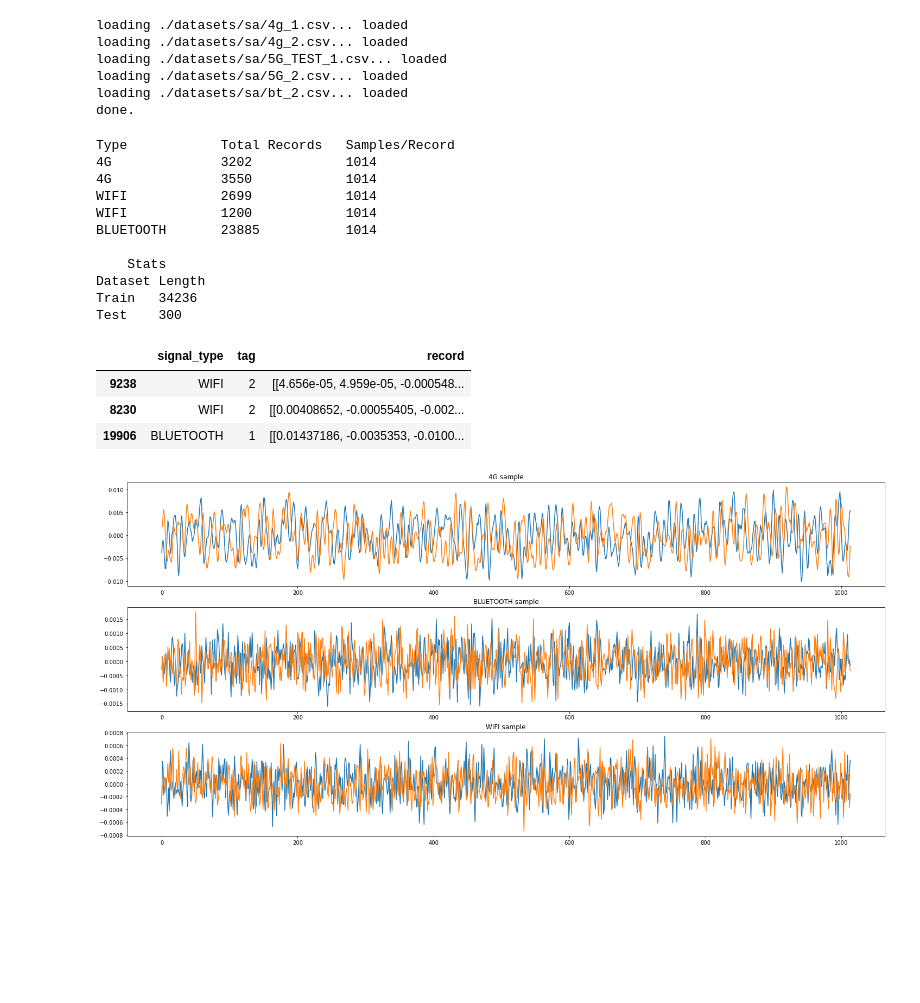
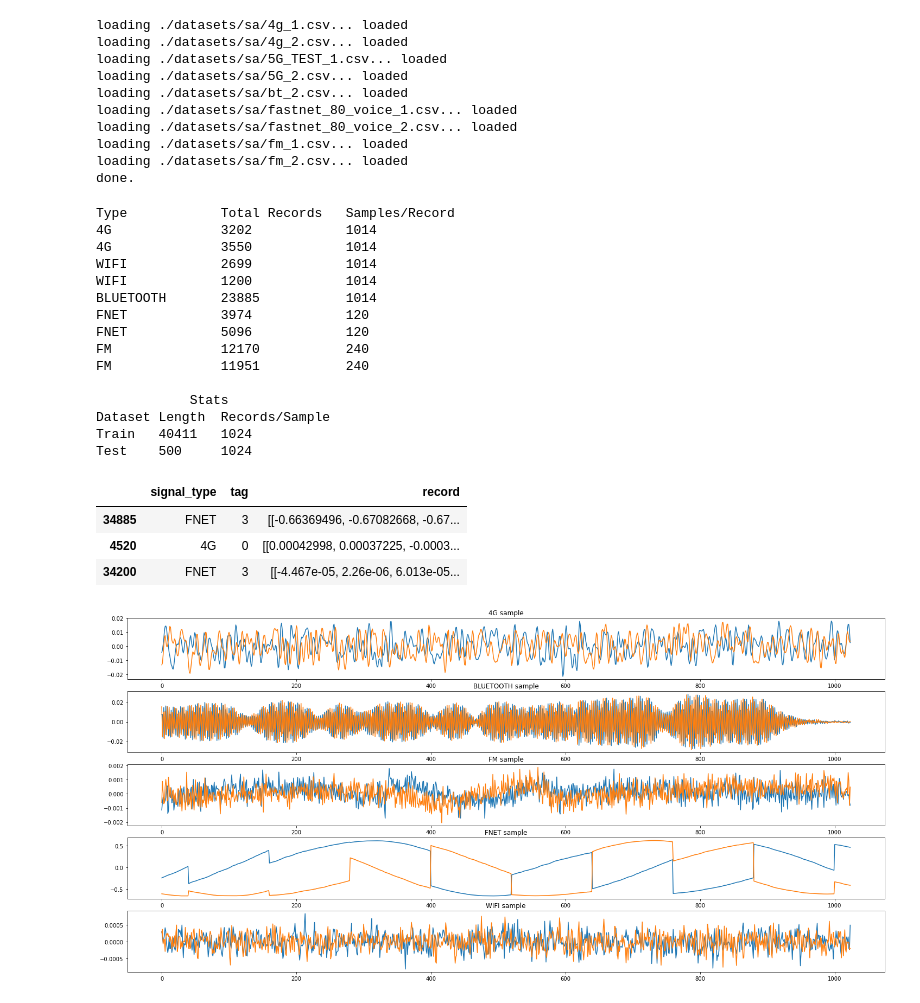
Before and after one commit to yakisoap-bar/internship-stuff, a Jupyter notebook: SA_resnet.ipynb, the cells around one changed output. Saved outputs shown, nothing was run; the diff lists cells and outputs as text; code cells hidden in the pictures; blank space fills up the shorter version.

Commit message:
add fastnet, fm to training

```diff
--- a/SA_resnet.ipynb
+++ b/SA_resnet.ipynb
@@ -32,8 +29,8 @@ GPU present
 # params for dataset loading
 # IMPT: remember to change ds_order (dataset order) accordingly
 store_path = './datasets/sa/'
-dataset_paths = ['4g_1.csv', '4g_2.csv', '5G_TEST_1.csv', '5G_2.csv', 'bt_2.csv']
-ds_order = ['4G', '4G', 'WIFI', 'WIFI', 'BLUETOOTH']
+dataset_paths = ['4g_1.csv', '4g_2.csv', '5G_TEST_1.csv', '5G_2.csv', 'bt_2.csv', 'fastnet_80_voice_1.csv','fastnet_80_voice_2.csv', 'fm_1.csv', 'fm_2.csv']
+ds_order = ['4G', '4G', 'WIFI', 'WIFI', 'BLUETOOTH', 'FNET', 'FNET', 'FM', 'FM']
 signal_tags = {k : i for i, k in enumerate(np.unique(sorted([s.upper() for s in ds_order])))}
 
 # do consistency checks
@@ -74,6 +71,10 @@ loading ./datasets/sa/4g_2.csv... loaded
 loading ./datasets/sa/5G_TEST_1.csv... loaded
 loading ./datasets/sa/5G_2.csv... loaded
 loading ./datasets/sa/bt_2.csv... loaded
+loading ./datasets/sa/fastnet_80_voice_1.csv... loaded
+loading ./datasets/sa/fastnet_80_voice_2.csv... loaded
+loading ./datasets/sa/fm_1.csv... loaded
+loading ./datasets/sa/fm_2.csv... loaded
 done.
 # %%
 # split dataset(s) into records, extract test dataset
@@ -81,19 +82,21 @@ train = []
 
 # number of test records to extract
 ntest = 100
+rlength = 1024
 
 print(f'Type\t\tTotal Records\tSamples/Record')
 for i in range(len(datasets)):
     nrecords = specs[i].loc['NumberRecords']['info']
     nsamples = specs[i].loc['NumberSamples']['info']
+    ds_length = datasets[i].shape[0]
 
     # sanity check
     print(f'{ds_order[i]:<13}\t{nrecords:<7}\t\t{nsamples:<7}')
 
     # loop through dataset to split
-    for j in range(nrecords):
+    for j in range(ds_length // rlength):
         # extract sample length worth of samples for each record, then transpose for easier access later
-        record = datasets[i].iloc[(nsamples * j):(nsamples * (j+1))].values.T
+        record = datasets[i].iloc[(rlength * j):(rlength * (j+1))].values.T
 
         # add processed record to list
         train.append([ds_order[i], signal_tags[ds_order[i]], record])
@@ -104,10 +107,10 @@ df_test = df_train.groupby('signal_type', group_keys=False).apply(lambda df: df.
 df_train = df_train.drop(df_test.index)
 
 # print dataset statistics
-print(f'\n{"Stats":^13}')
-print(f'Dataset\tLength')
-print(f'Train\t{df_train.shape[0]:<5}')
-print(f'Test\t{df_test.shape[0]:<5}')
+print(f'\n{"Stats":^30}')
+print(f'Dataset\tLength\tRecords/Sample')
+print(f'Train\t{df_train.shape[0]:<5}\t{df_train["record"].iloc[0].shape[1]}')
+print(f'Test\t{df_test.shape[0]:<5}\t{df_train["record"].iloc[0].shape[1]}')
 # %% [output]
 Type            Total Records   Samples/Record
 4G              3202            1014
@@ -115,35 +118,39 @@ Type            Total Records   Samples/Record
 WIFI            2699            1014
 WIFI            1200            1014
 BLUETOOTH       23885           1014
+FNET            3974            120
+FNET            5096            120
+FM              12170           240
+FM              11951           240
 
-    Stats
-Dataset Length
-Train   34236
-Test    300
+            Stats
+Dataset Length  Records/Sample
+Train   40411   1024
+Test    500     1024
 # %%
 df_test.head(3)
 # %% [output]
 |  | signal_type | tag | record |
-| 9238 | WIFI | 2 | [[4.656e-05, 4.959e-05, -0.000548... |
-| 8230 | WIFI | 2 | [[0.00408652, -0.00055405, -0.002... |
-| 19906 | BLUETOOTH | 1 | [[0.01437186, -0.0035353, -0.0100... |
+| 34885 | FNET | 3 | [[-0.66369496, -0.67082668, -0.67... |
+| 4520 | 4G | 0 | [[0.00042998, 0.00037225, -0.0003... |
+| 34200 | FNET | 3 | [[-4.467e-05, 2.26e-06, 6.013e-05... |
 # %%
 # plot some sample signals
 fig1 = plt.figure(1, figsize=(25, 12))
 
 for i, key in enumerate(list(signal_tags.keys())):
     ip, qd = df_train[df_train['signal_type'] == key]['record'].sample().iloc[0]
 
-    ax = fig1.add_subplot(3, 1, i+1)
+    ax = fig1.add_subplot(5, 1, i+1)
 
     ax.plot(ip)
     ax.plot(qd)
 
     ax.set_title(f'{key} sample')
 
 plt.show()
 # %% [output]
-[figure, old version]
+[figure, new version]
 # %%
 # define one hot encode function
 def one_hot(arr, n_cat):
```
Also changed, not shown: parts of 8 cells of this notebook, 2 other files.
